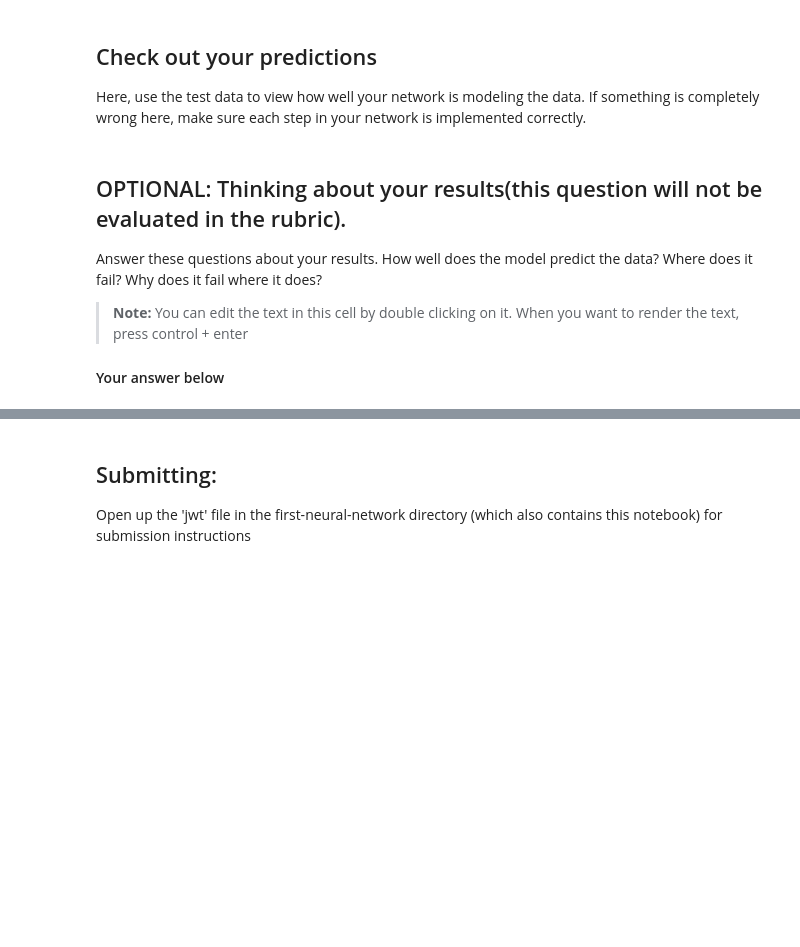
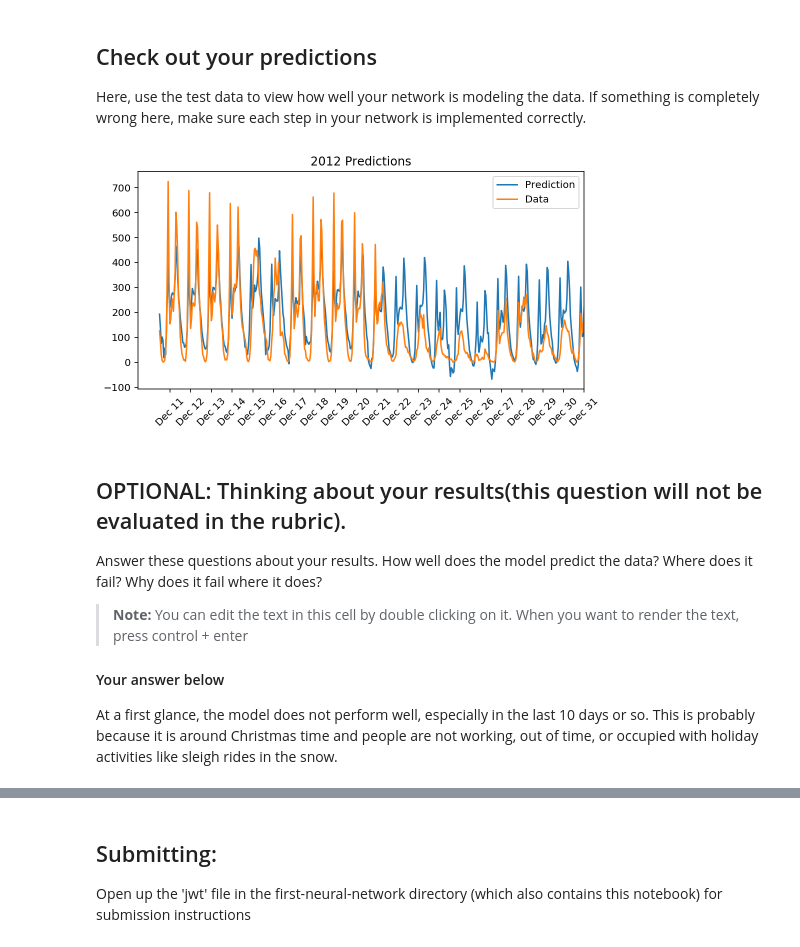
Before and after one commit to jeff-daniels/Udacity-Deep-Learning-NanoDegree, a Jupyter notebook: Project 1: Predicting Bike-Sharing Patterns/Your_first_neural_network.ipynb, the cells around one changed output, grey strips where cells are left out. Drawn from its saved outputs; the diff is of its cells as text; code cells hidden in the pictures; blank space fills up the shorter version.

Commit message:
reflect on predictions

```diff
--- a/Project 1: Predicting Bike-Sharing Patterns/Your_first_neural_network.ipynb
+++ b/Project 1: Predicting Bike-Sharing Patterns/Your_first_neural_network.ipynb
@@ -267,17 +255,20 @@ Here, use the test data to view how well your network is modeling the data. If s
 # %%
 fig, ax = plt.subplots(figsize=(8,4))
 
 mean, std = scaled_features['cnt']
 predictions = network.run(test_features).T*std + mean
 ax.plot(predictions[0], label='Prediction')
 ax.plot((test_targets['cnt']*std + mean).values, label='Data')
 ax.set_xlim(right=len(predictions))
 ax.legend()
+plt.title('2012 Predictions')
 
-dates = pd.to_datetime(rides.ix[test_data.index]['dteday'])
+dates = pd.to_datetime(rides.iloc[test_data.index]['dteday'])
 dates = dates.apply(lambda d: d.strftime('%b %d'))
 ax.set_xticks(np.arange(len(dates))[12::24])
 _ = ax.set_xticklabels(dates[12::24], rotation=45)
+# %% [output]
+[figure, added]
 # %% [markdown]
 ## OPTIONAL: Thinking about your results(this question will not be evaluated in the rubric).
 
@@ -286,3 +277,5 @@ Answer these questions about your results. How well does the model predict the d
 > **Note:** You can edit the text in this cell by double clicking on it. When you want to render the text, press control + enter
 
 #### Your answer below
+
+At a first glance, the model does not perform well, especially in the last 10 days or so.  This is probably because it is around Christmas time and people are not working, out of time, or occupied with holiday activities like sleigh rides in the snow.
```
Also changed, not shown: parts of 6 cells of this notebook.
